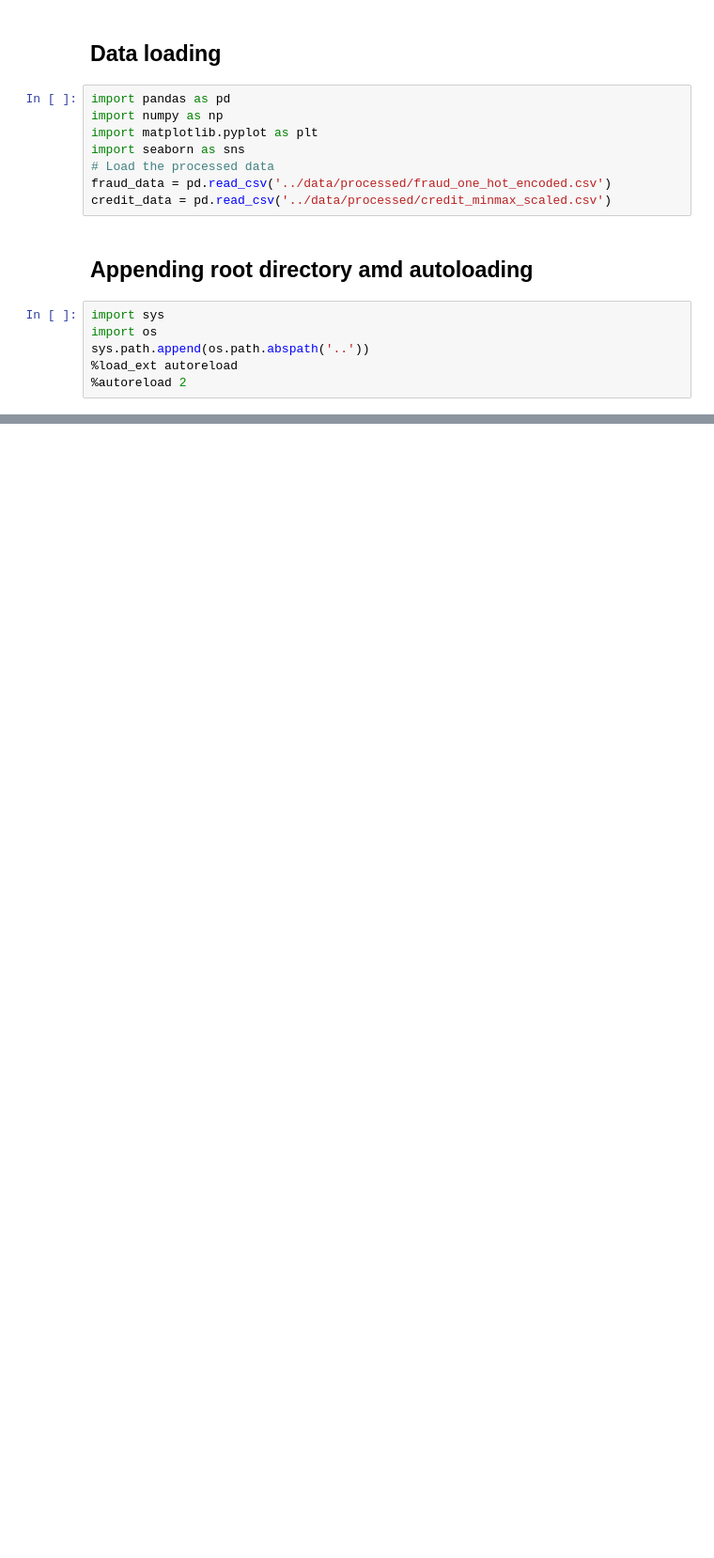
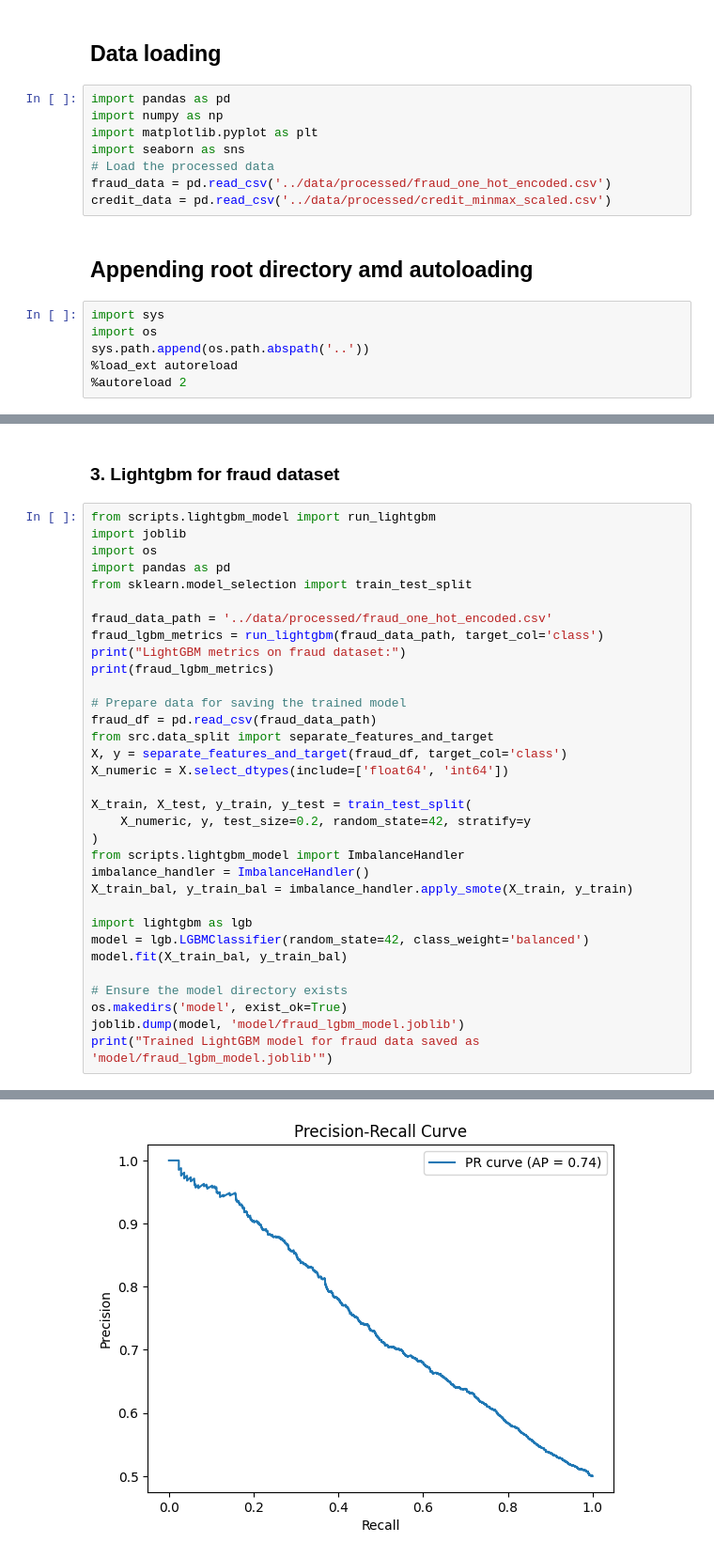
Before and after one commit to wondifraw/fraud-detection-for-e-commerce-and-bank-transactions, a Jupyter notebook: notebooks/model_exploration.ipynb, the cells around one changed output, grey strips where cells are left out. Shown at 94% size. Saved outputs shown, nothing was run; the diff lists cells and outputs as text; blank space fills up the shorter version.

```diff
--- a/notebooks/model_exploration.ipynb
+++ b/notebooks/model_exploration.ipynb
@@ -272,0 +158,36 @@ Model saved to ../model\logreg_credit_20250721_163443.joblib
+# %% [markdown]
+### 3. Lightgbm for fraud dataset
+# %%
+from scripts.lightgbm_model import run_lightgbm
+import joblib
+import os
+import pandas as pd
+from sklearn.model_selection import train_test_split
+
+fraud_data_path = '../data/processed/fraud_one_hot_encoded.csv'
+fraud_lgbm_metrics = run_lightgbm(fraud_data_path, target_col='class')
+print("LightGBM metrics on fraud dataset:")
+print(fraud_lgbm_metrics)
+
+# Prepare data for saving the trained model
+fraud_df = pd.read_csv(fraud_data_path)
+from src.data_split import separate_features_and_target
+X, y = separate_features_and_target(fraud_df, target_col='class')
+X_numeric = X.select_dtypes(include=['float64', 'int64'])
+
+X_train, X_test, y_train, y_test = train_test_split(
+    X_numeric, y, test_size=0.2, random_state=42, stratify=y
+)
+from scripts.lightgbm_model import ImbalanceHandler
+imbalance_handler = ImbalanceHandler()
+X_train_bal, y_train_bal = imbalance_handler.apply_smote(X_train, y_train)
+
+import lightgbm as lgb
+model = lgb.LGBMClassifier(random_state=42, class_weight='balanced')
+model.fit(X_train_bal, y_train_bal)
+
+# Ensure the model directory exists
+os.makedirs('model', exist_ok=True)
+joblib.dump(model, 'model/fraud_lgbm_model.joblib')
+print("Trained LightGBM model for fraud data saved as 'model/fraud_lgbm_model.joblib'")
+# %% [output]
@@ -272,0 +211 @@ Model saved to ../model\logreg_credit_20250721_163443.joblib
+[figure, added]
```
Also changed, not shown: parts of 18 cells of this notebook.
